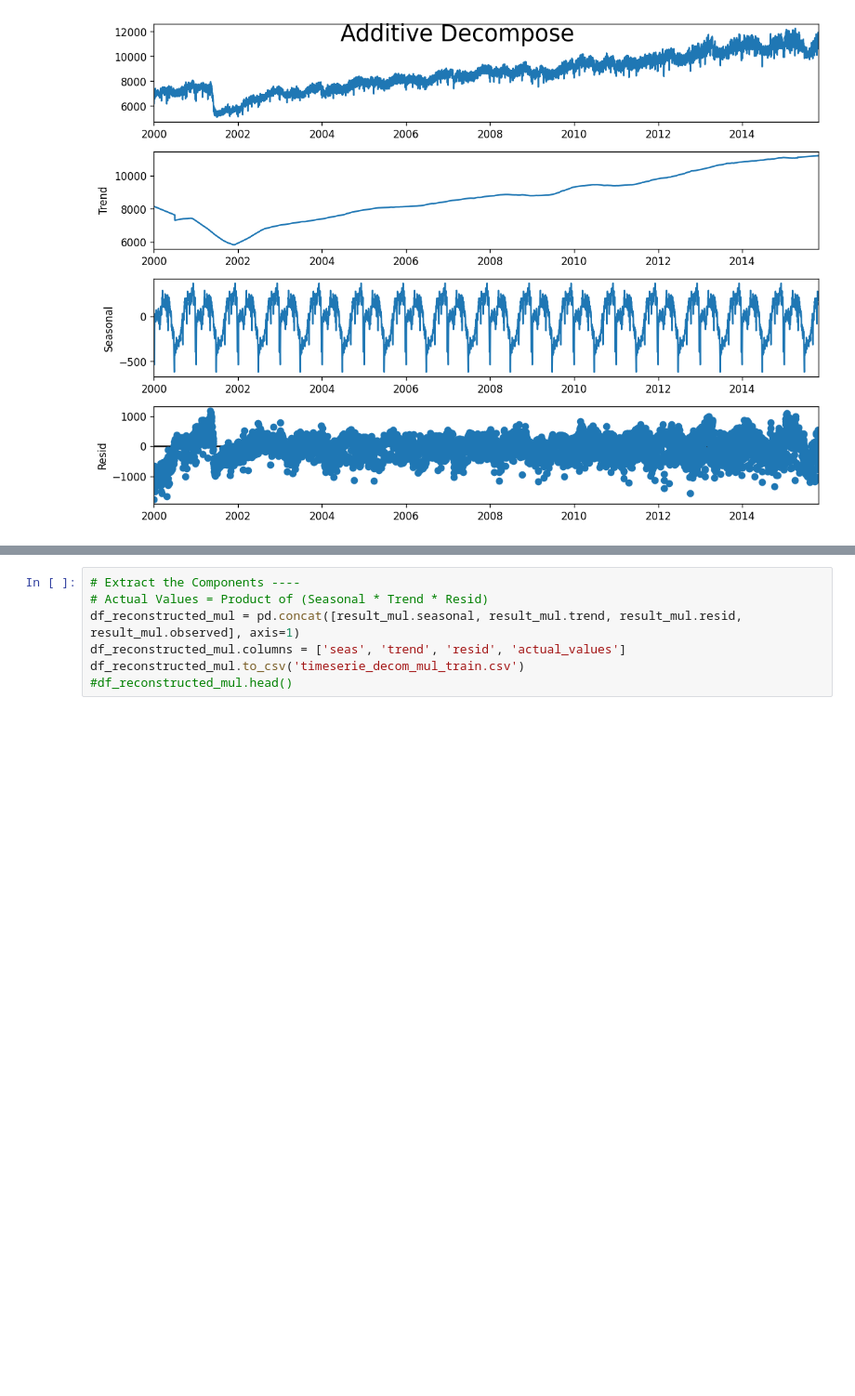
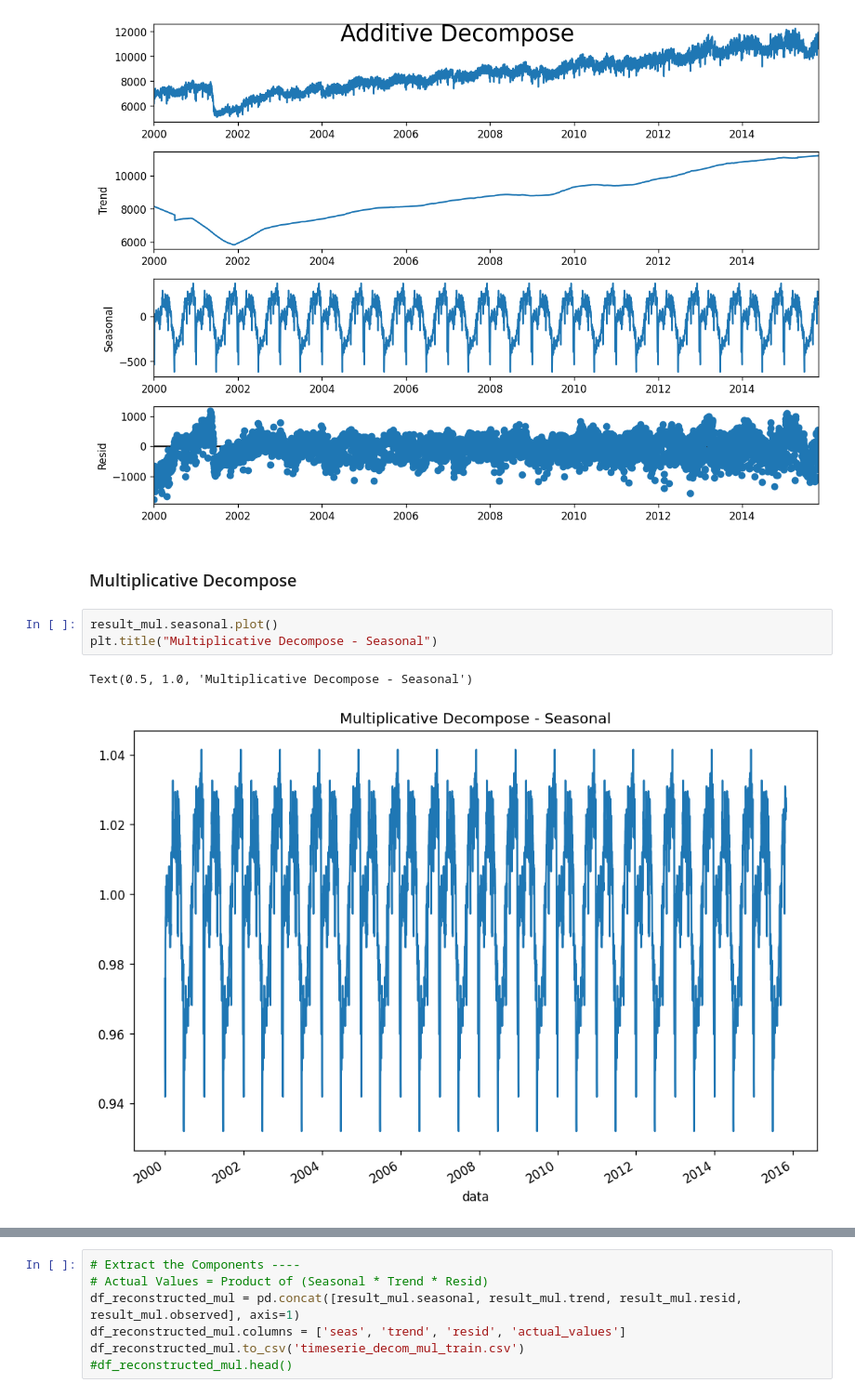
Before and after one commit to gsilva49/timeseries, a Jupyter notebook: M/Modelagem.ipynb, the cells around one changed output, grey strips where cells are left out. Shown at 93% size. Drawn from its saved outputs; the diff is of its cells as text; blank space fills up the shorter version.

```diff
--- a/M/Modelagem.ipynb
+++ b/M/Modelagem.ipynb
@@ -199,3 +211,11 @@ plt.show()
 # %% [output]
 [figure]
 [figure]
+# %% [markdown]
+### Multiplicative Decompose
+# %%
+result_mul.seasonal.plot()
+plt.title("Multiplicative Decompose - Seasonal")
+# %% [output]
+Text(0.5, 1.0, 'Multiplicative Decompose - Seasonal')
+[figure, added]
```
Also changed, not shown: parts of 32 cells of this notebook, 15 other files.
